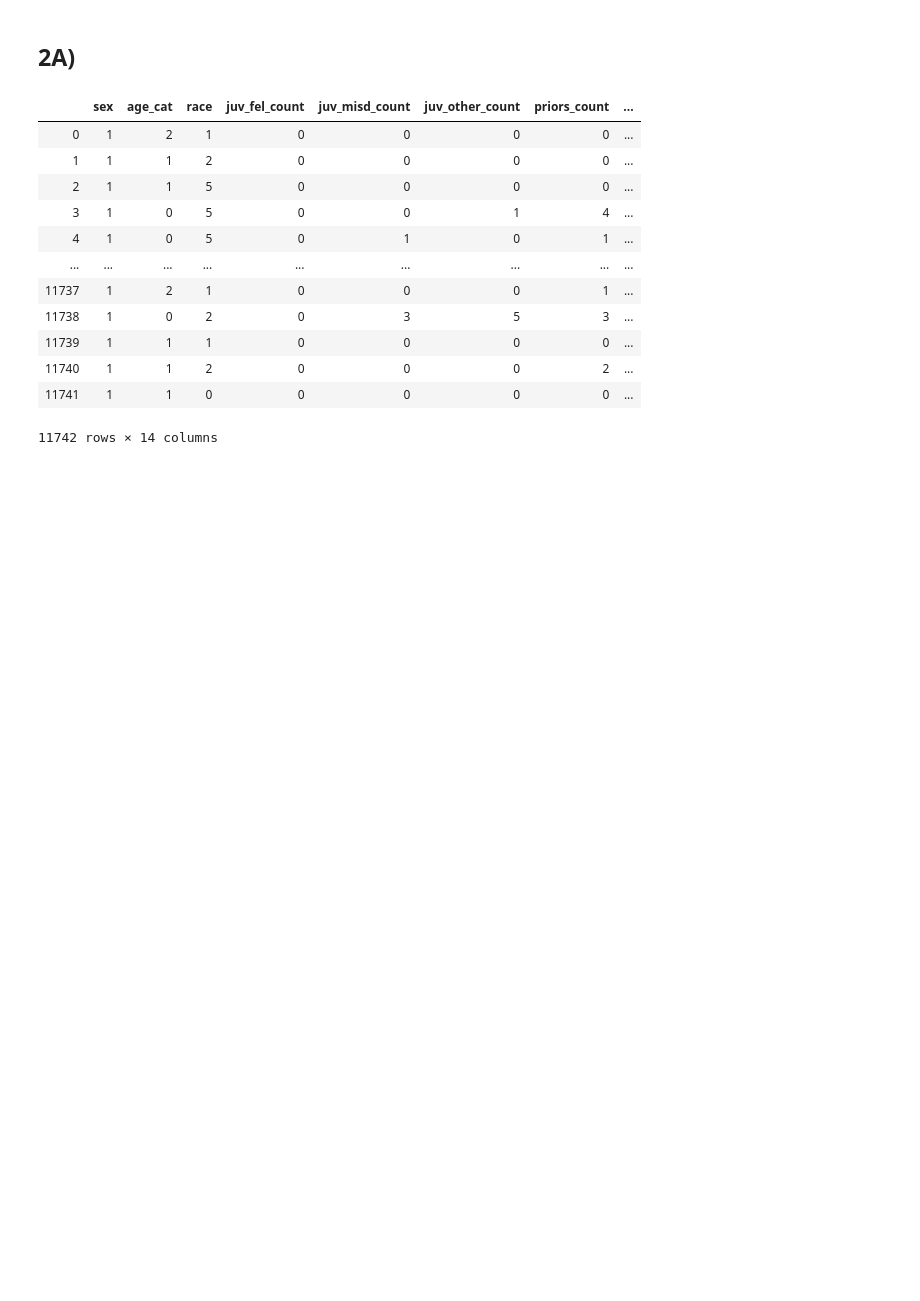
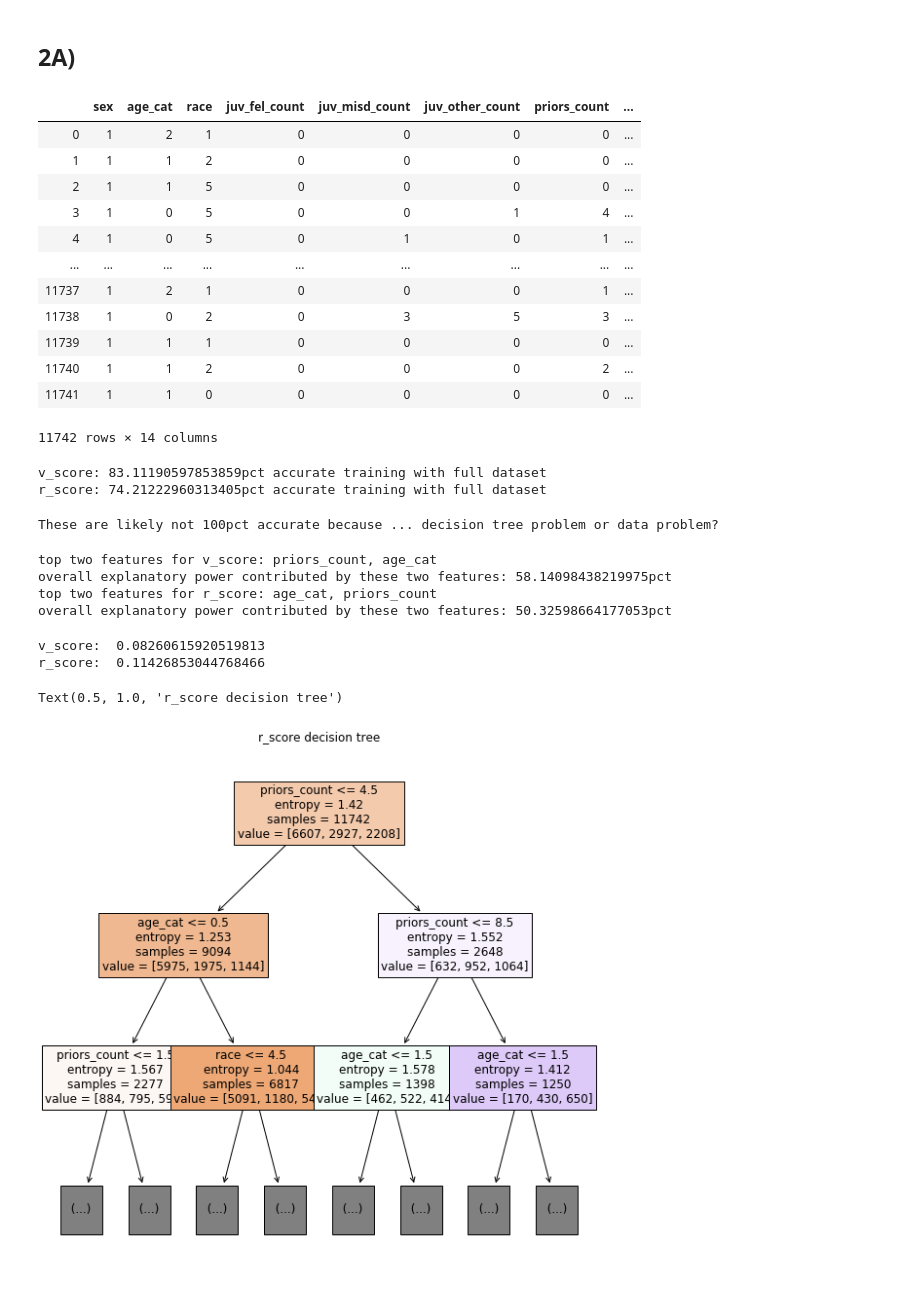
Before and after one commit to emtseng/sp20-info6010, a Jupyter notebook: s5.ipynb, the cells around one changed output. Cells and saved outputs as stored; diff of their text form; code cells hidden in the pictures; blank space fills up the shorter version.

```diff
--- a/s5.ipynb
+++ b/s5.ipynb
@@ -221,3 +224,5 @@ df
 | 11740 | 1 | 1 | 2 | 0 | 0 | 0 | 2 | ... |
 | 11741 | 1 | 1 | 0 | 0 | 0 | 0 | 0 | ... |
 11742 rows × 14 columns
+# %%
+X_train = df[list(filter(lambda x: x != 'v_score' and x != 'r_score', df.columns))]
@@ -223,0 +231,46 @@ df
+# %%
+# First do v_score; ranges from 0-2
+v_score_clf = tree.DecisionTreeClassifier(criterion='entropy').fit(X_train, df['v_score'])
+print('v_score: {}pct accurate training with full dataset'.format(np.count_nonzero(v_score_clf.predict(X_train) == df['v_score']) / len(df['v_score'])*100))
+
+# Then do r_score
+r_score_clf = tree.DecisionTreeClassifier(criterion='entropy').fit(X_train, df['r_score'])
+print('r_score: {}pct accurate training with full dataset'.format(np.count_nonzero(r_score_clf.predict(X_train) == df['r_score']) / len(df['r_score'])*100))
+# %% [output]
+v_score: 83.11190597853859pct accurate training with full dataset
+r_score: 74.21222960313405pct accurate training with full dataset
+# %%
+print('These are likely not 100pct accurate because ... decision tree problem or data problem?') #TODO
+# %% [output]
+These are likely not 100pct accurate because ... decision tree problem or data problem?
+# %%
+# ii) What are the top two features returned by the .feature_importances_ attribute in each of the two cases, and how much of the overall explanatory power do they contribute?
+feature_indices = np.argsort(v_score_clf.feature_importances_)[-2:]
+print('top two features for v_score: {}, {}'.format(*df.columns[feature_indices]))
+print('overall explanatory power contributed by these two features: {}pct'.format(100*sum(v_score_clf.feature_importances_[feature_indices])))
+
+feature_indices = np.argsort(r_score_clf.feature_importances_)[-2:]
+print('top two features for r_score: {}, {}'.format(*df.columns[feature_indices]))
+print('overall explanatory power contributed by these two features: {}pct'.format(100*sum(r_score_clf.feature_importances_[feature_indices])))
+# %% [output]
+top two features for v_score: priors_count, age_cat
+overall explanatory power contributed by these two features: 58.14098438219975pct
+top two features for r_score: age_cat, priors_count
+overall explanatory power contributed by these two features: 50.32598664177053pct
+# %%
+# iii) How much does race contribute to the overall explanatory power? (In this case we're using race as a proxy for missing features that may be correlated with it)
+
+print('v_score: ', v_score_clf.feature_importances_[list(df.columns).index('race')])
+print('r_score: ', r_score_clf.feature_importances_[list(df.columns).index('race')])
+# %% [output]
+v_score:  0.08260615920519813
+r_score:  0.11426853044768466
+# %%
+# iv) Plot a decision tree for each case: note that since these trees are very deep, you should use max_depth=2 as an argument to tree.plot_tree() (otherwise it might hang); also you should use the feature_names= and class_names= parameters to make it easier to read (setting fontsize= larger might also help), and filled=True will indicate the classes by color.
+
+plt.figure(figsize=(10,10))
+tree.plot_tree(r_score_clf, max_depth=2, fontsize='larger', filled=True, feature_names=df.columns)
+plt.title('r_score decision tree')
+# %% [output]
+Text(0.5, 1.0, 'r_score decision tree')
+[figure, added]
```
Also changed, not shown: parts of 30 cells of this notebook.
